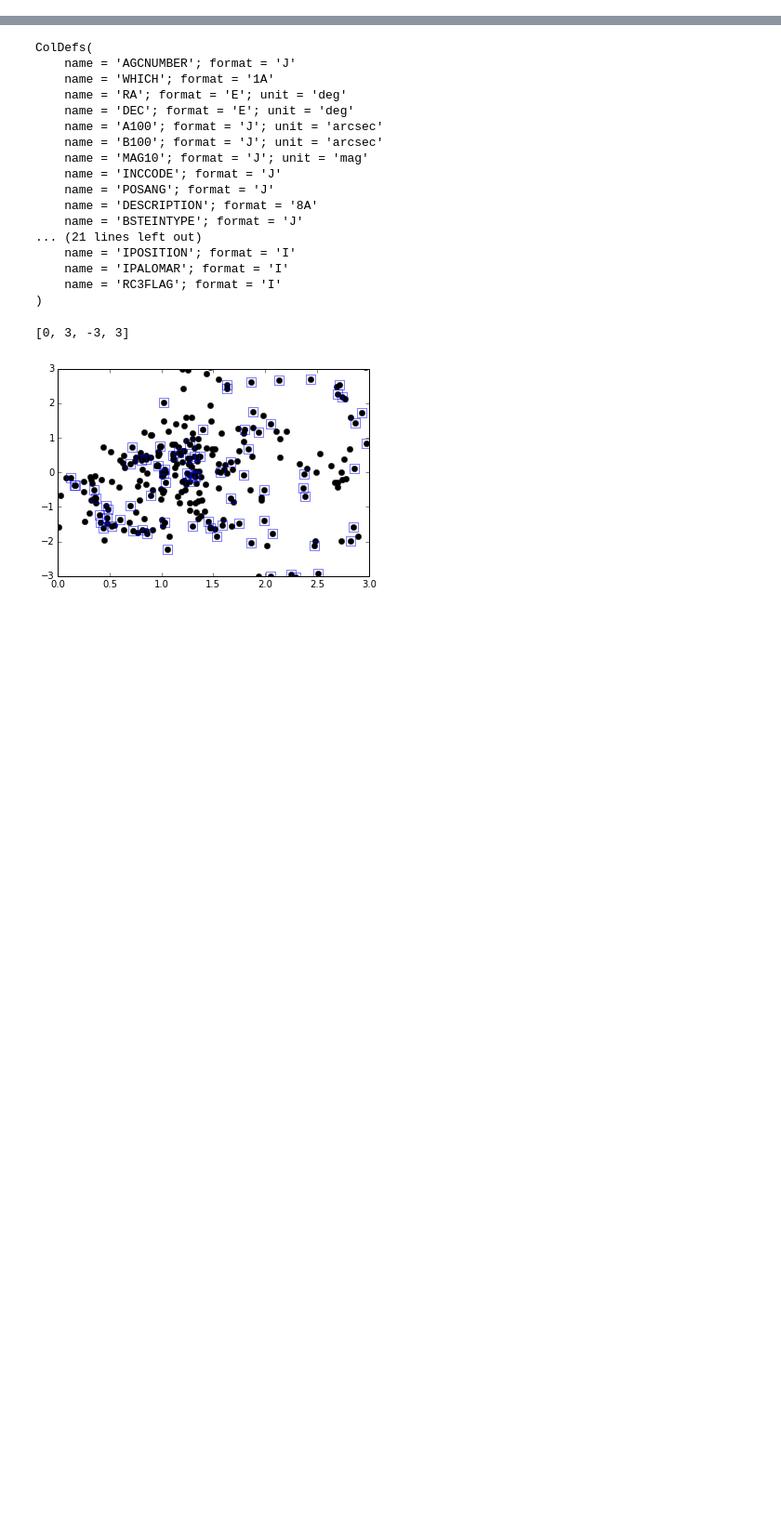
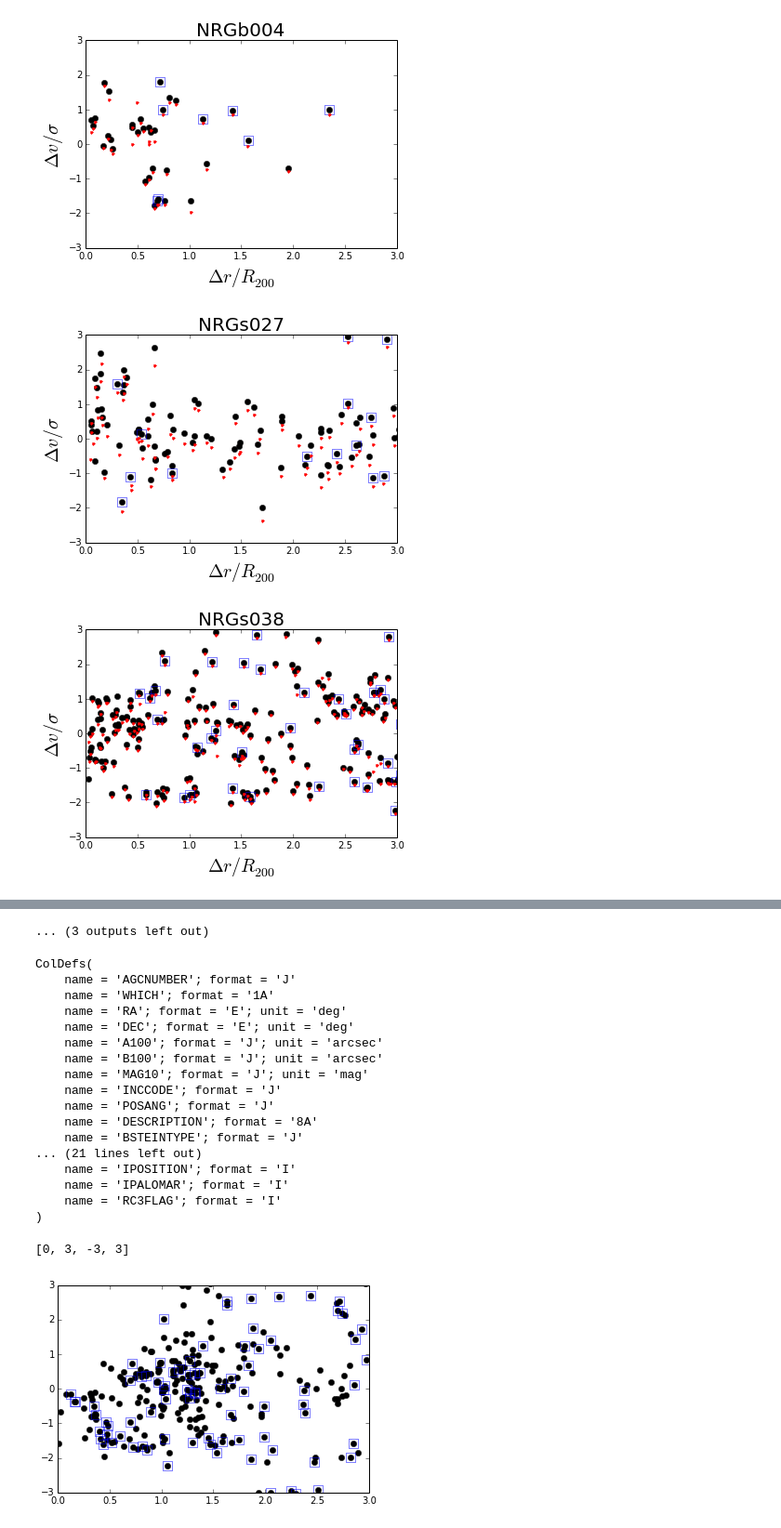
Before and after one commit to rfinn/capella, a Jupyter notebook: PlotPhaseSpace.ipynb, the cells around one changed output, grey strips where cells are left out. Shown at 93% size. Cells and saved outputs as stored; diff of their text form; code cells hidden in the pictures; blank space fills up the shorter version.

Commit message:
phase space for all!

```diff
--- a/PlotPhaseSpace.ipynb
+++ b/PlotPhaseSpace.ipynb
@@ -10,0 +61,37 @@ cr200=getr200(6000.,1000)
+# %%
+# read in velocity dispersions from biweight_center_scale.dat
+infile= open('biweight_center_scale.dat','r')
+name2=[]
+centerv2=[]
+sigma2=[]
+for line in infile:
+    #print line
+    t=line.split()
+    name2.append(t[0])
+    centerv2.append(float(t[1]))
+    sigma2.append(float(t[2]))
+infile.close()
+name2=np.array(name2,'S10')
+centerv2=np.array(centerv2,'f')
+sigma2=np.array(sigma2,'f')
+# %%
+centerv=np.zeros(len(name),'f')
+sigma=np.zeros(len(name),'f')
+for i in range(len(name)):
+    centerv[i]=centerv2[name[i] == name2]
+    sigma[i] = sigma2[name[i] == name2]
+# %%
+# calculate R200 for each cluster
+cr200=getr200(centerv,sigma)
+# %%
+# loop over clusters and make phase-space diagram for each
+
+for i in range(len(name)):
+    cl=cluster(name[i],centerv[i],sigma[i],ra[i],dec[i],cr200[i])
+    cl.readNSA()
+    cl.readAGC()
+    cl.plotphasespace()
+# %% [output]
+[figure, added]
+[figure, added]
+[figure, added]
@@ -11,3 +107,4 @@ cr200=getr200(6000.,1000)
+... (3 outputs left out)
 # %%
 # read in fits table
 infile='NRGs110_AGC.fits'
```
Also changed, not shown: parts of 4 cells of this notebook.
